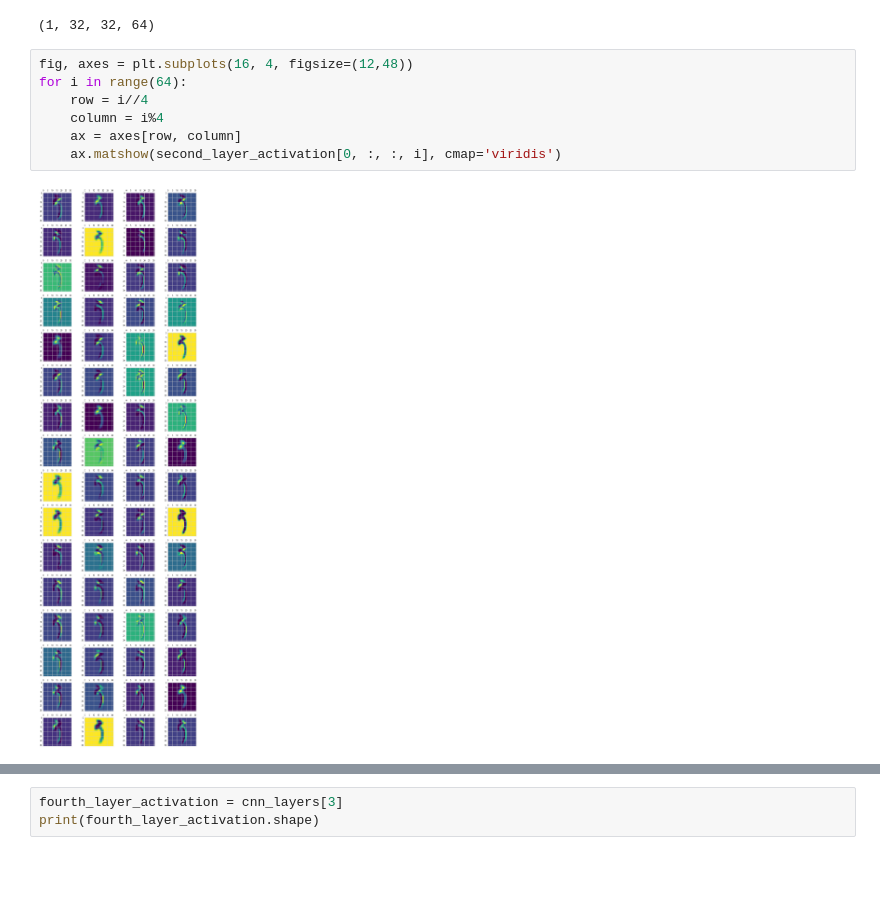
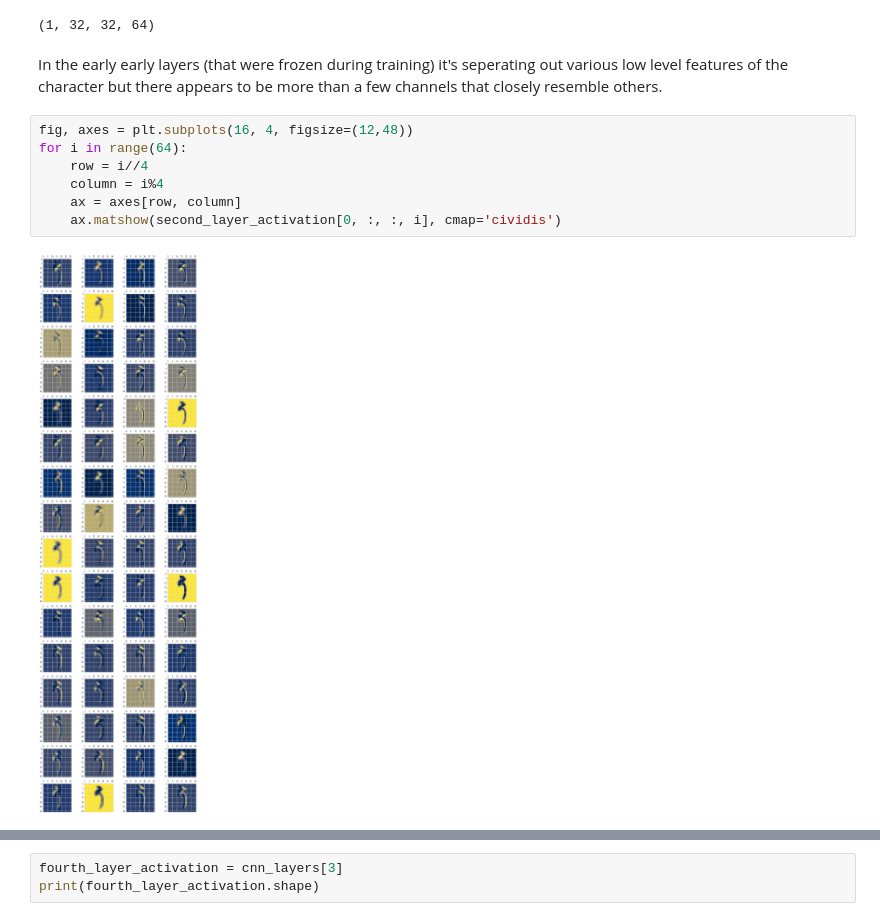
Before and after one commit to coreyryanhanson/japanese_text_classifiers, a Jupyter notebook: project_notebook.ipynb, the cells around one changed output, grey strips where cells are left out. Cells and saved outputs as stored; diff of their text form; blank space fills up the shorter version.

```diff
--- a/project_notebook.ipynb
+++ b/project_notebook.ipynb
@@ -473,12 +474,14 @@ second_layer_activation = cnn_layers[1]
 print(second_layer_activation.shape)
 # %% [output]
 (1, 32, 32, 64)
+# %% [markdown]
+In the early early layers (that were frozen during training) it's seperating out various low level features of the character but there appears to be more than a few channels that closely resemble others.
 # %%
 fig, axes = plt.subplots(16, 4, figsize=(12,48))
 for i in range(64):
     row = i//4
     column = i%4
     ax = axes[row, column]
-    ax.matshow(second_layer_activation[0, :, :, i], cmap='viridis')
+    ax.matshow(second_layer_activation[0, :, :, i], cmap='cividis')
 # %% [output]
-[figure, old version]
+[figure, new version]
```
Also changed, not shown: parts of 25 cells of this notebook.
